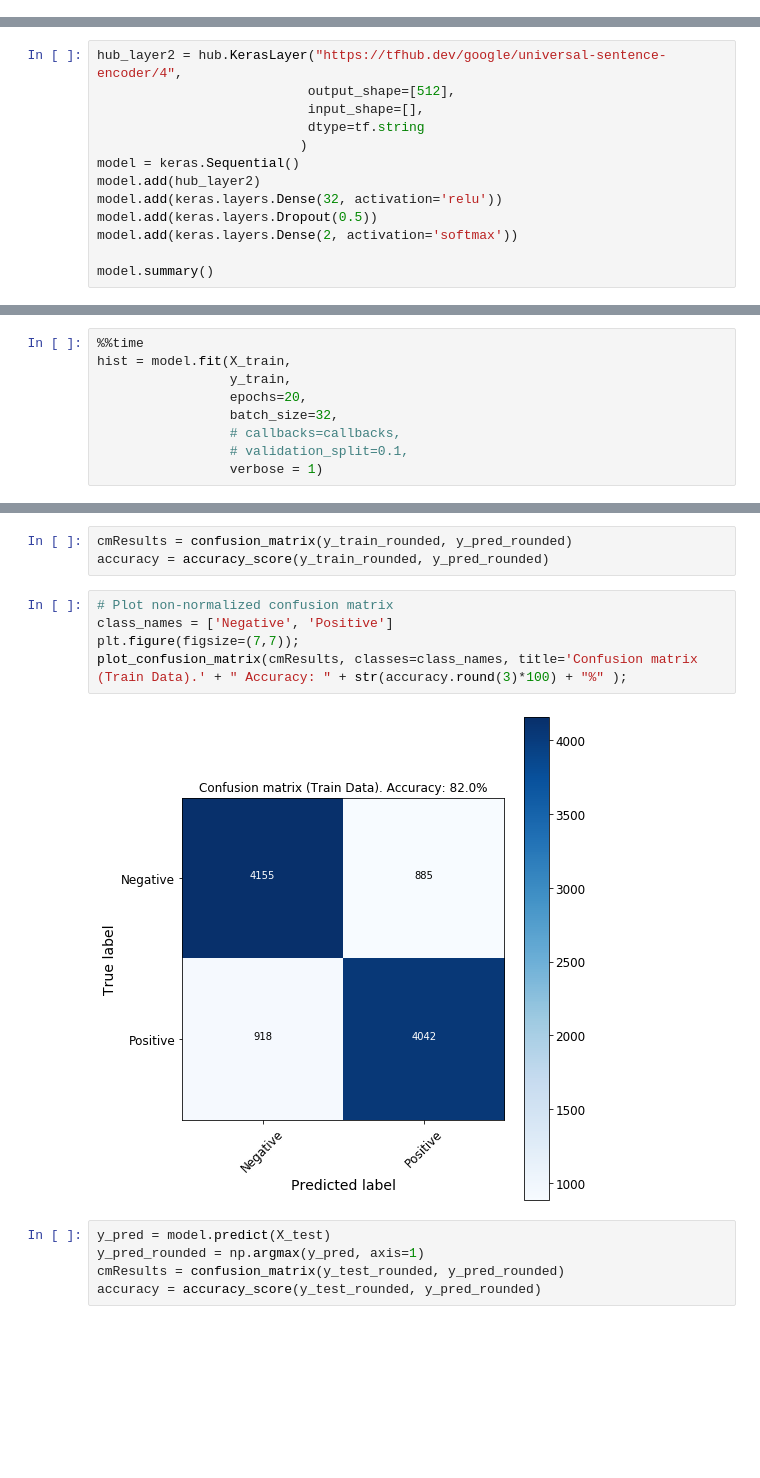
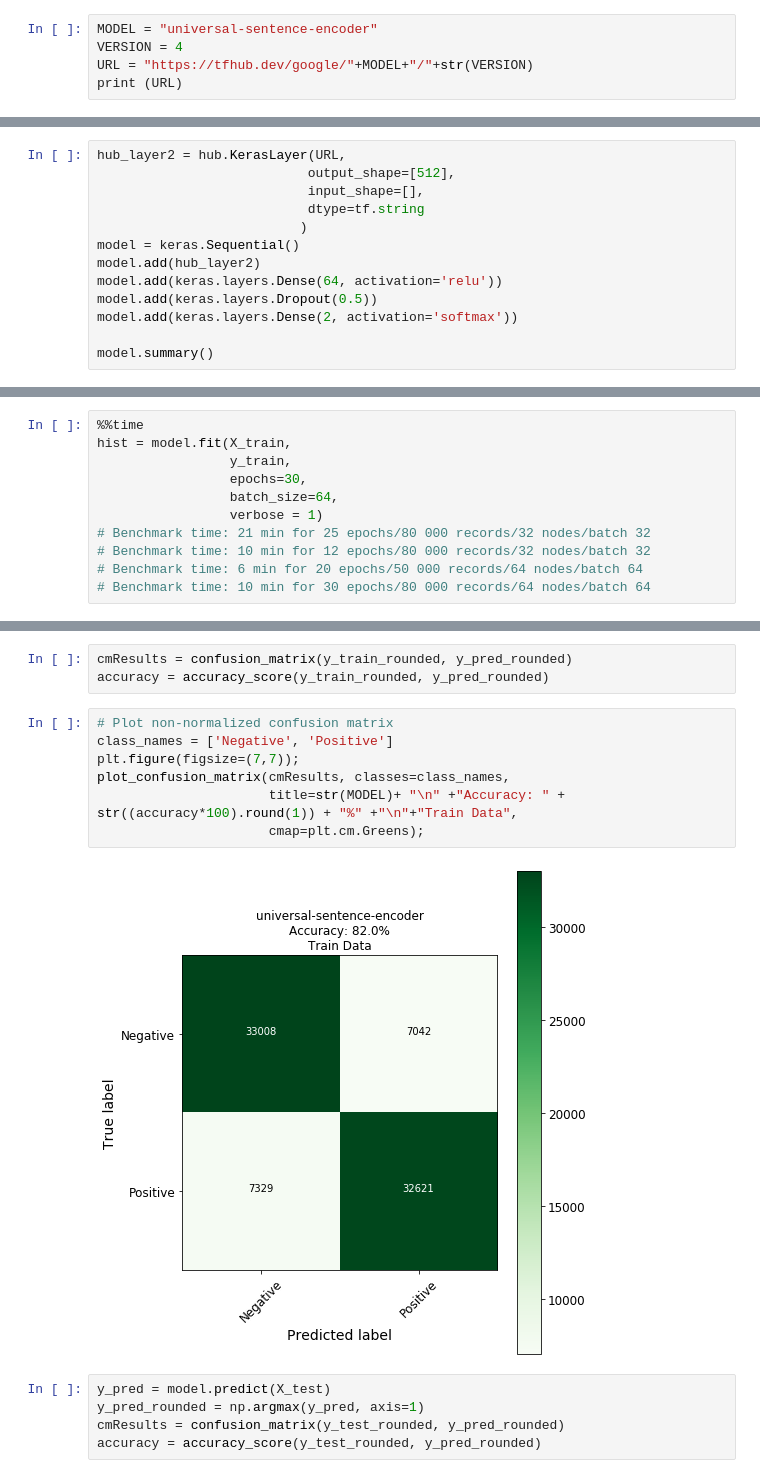
Before and after one commit to jocelynprince1/YCBS258_McGill-Course, a Jupyter notebook: H6_JPrince_File_1_NLP_with_Universal_Encoder.ipynb, the cells around one changed output, grey strips where cells are left out. Drawn from its saved outputs; the diff is of its cells as text; blank space fills up the shorter version.

```diff
--- a/H6_JPrince_File_1_NLP_with_Universal_Encoder.ipynb
+++ b/H6_JPrince_File_1_NLP_with_Universal_Encoder.ipynb
@@ -657,2 +695,7 @@ print(sentiments)
 # %% [markdown]
 ## Create Model
+# %%
+MODEL = "universal-sentence-encoder"
+VERSION = 4
+URL = "https://tfhub.dev/google/"+MODEL+"/"+str(VERSION)
+print (URL)
@@ -659,12 +704,12 @@ print(sentiments)
 # %%
-hub_layer2 = hub.KerasLayer("https://tfhub.dev/google/universal-sentence-encoder/4",
+hub_layer2 = hub.KerasLayer(URL,
                            output_shape=[512],
                            input_shape=[],
                            dtype=tf.string
                           )
 model = keras.Sequential()
 model.add(hub_layer2)
-model.add(keras.layers.Dense(32, activation='relu'))
+model.add(keras.layers.Dense(64, activation='relu'))
 model.add(keras.layers.Dropout(0.5))
 model.add(keras.layers.Dense(2, activation='softmax'))
 
@@ -697,11 +742,2 @@ keras.utils.plot_model(model,
 # %% [markdown]
 ## Execute Model
-# %%
-%%time
-hist = model.fit(X_train,
-                 y_train,
-                 epochs=20,
-                 batch_size=32,
-                 # callbacks=callbacks,
-                 # validation_split=0.1,
-                 verbose = 1)
@@ -725,0 +744,11 @@ Wall time: 1min 41s
+# %%
+%%time
+hist = model.fit(X_train,
+                 y_train,
+                 epochs=30,
+                 batch_size=64,
+                 verbose = 1)
+# Benchmark time: 21 min for 25 epochs/80 000 records/32 nodes/batch 32
+# Benchmark time: 10 min for 12 epochs/80 000 records/32 nodes/batch 32
+# Benchmark time: 6 min for 20 epochs/50 000 records/64 nodes/batch 64
+# Benchmark time: 10 min for 30 epochs/80 000 records/64 nodes/batch 64
@@ -793,10 +840,12 @@ accuracy = accuracy_score(y_train_rounded, y_pred_rounded)
 # %%
 # Plot non-normalized confusion matrix
 class_names = ['Negative', 'Positive']
 plt.figure(figsize=(7,7));
-plot_confusion_matrix(cmResults, classes=class_names, title='Confusion matrix (Train Data).' + " Accuracy: " + str(accuracy.round(3)*100) + "%" );
+plot_confusion_matrix(cmResults, classes=class_names,
+                      title=str(MODEL)+ "\n" +"Accuracy: " + str((accuracy*100).round(1)) + "%" +"\n"+"Train Data",
+                      cmap=plt.cm.Greens);
 # %% [output]
-[figure, old version]
+[figure, new version]
 # %%
 y_pred = model.predict(X_test)
 y_pred_rounded = np.argmax(y_pred, axis=1)
```
Also changed, not shown: parts of 128 cells of this notebook.
